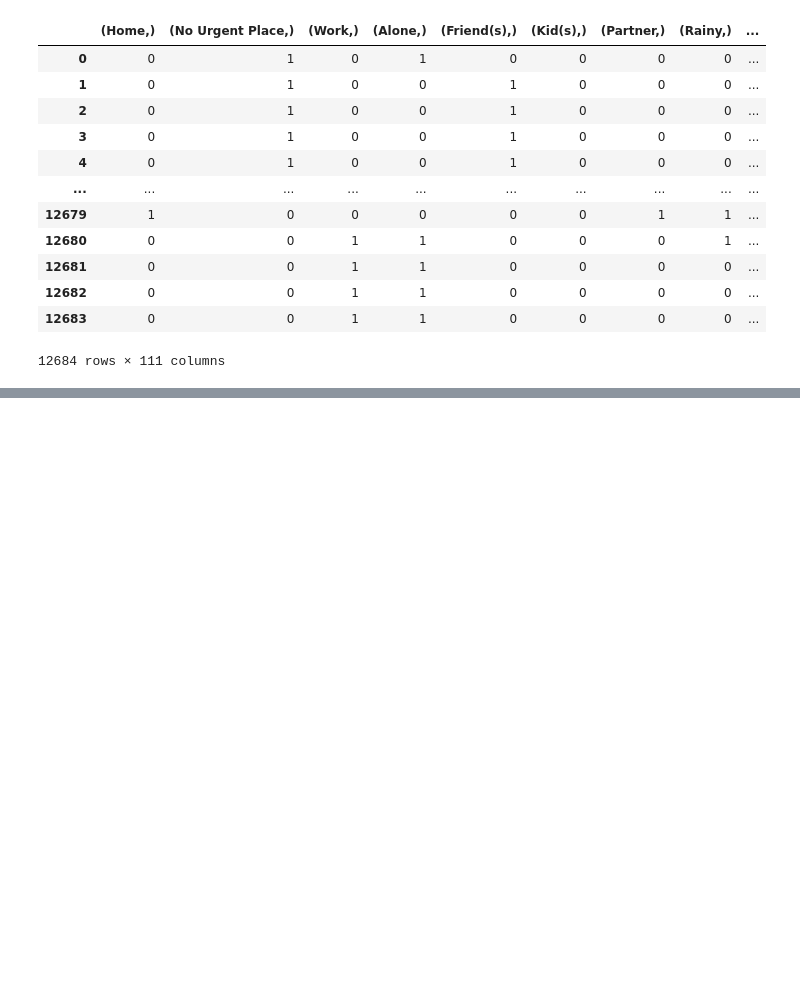
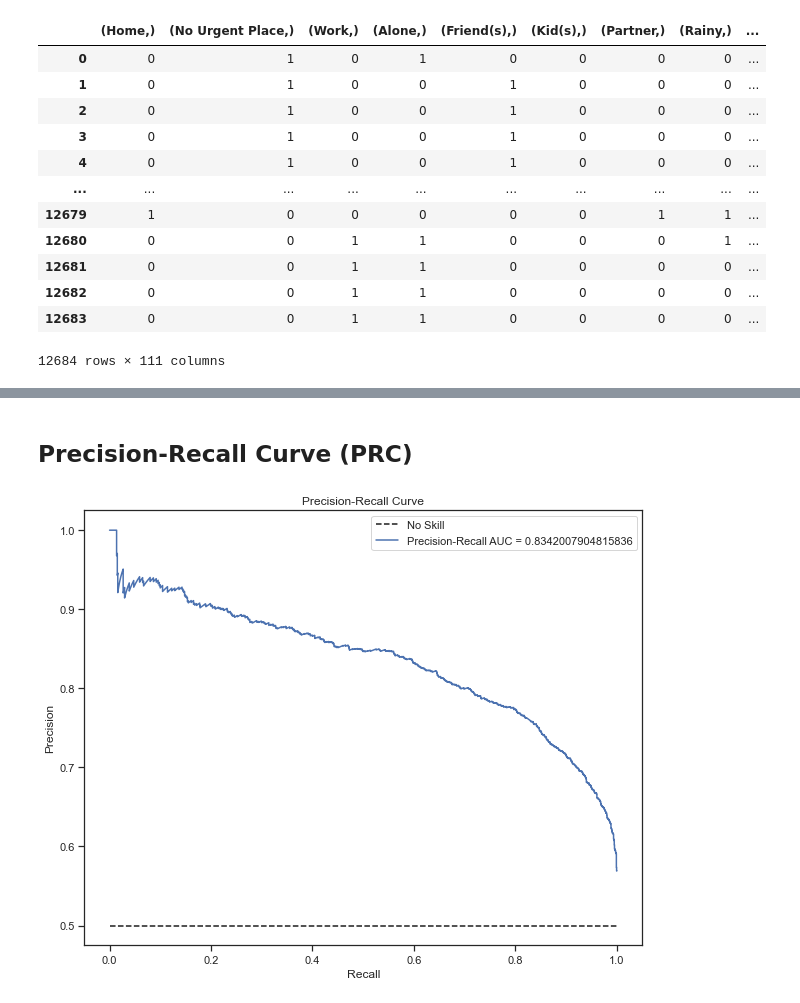
Before and after one commit to MaryamKarrabi-eng/DataMining, a Jupyter notebook: In-Vehicle Coupon Recommendation.ipynb, the cells around one changed output, grey strips where cells are left out. Cells and saved outputs as stored; diff of their text form; code cells hidden in the pictures; blank space fills up the shorter version.

```diff
--- a/In-Vehicle Coupon Recommendation.ipynb
+++ b/In-Vehicle Coupon Recommendation.ipynb
@@ -195,0 +383,16 @@ df_final
+# %% [markdown]
+## Precision-Recall Curve (PRC) ##
+# %%
+precision, recall, thresholds = precision_recall_curve(y_test, y_pred_proba)
+
+plt.figure(figsize = (10,8))
+plt.plot([0, 1], [0.5, 0.5],'k--', label = 'No Skill')
+prc_auc = auc(recall, precision)
+plt.plot(recall, precision, label = 'Precision-Recall AUC = '+str(prc_auc))
+plt.legend(loc=1)
+plt.xlabel('Recall')
+plt.ylabel('Precision')
+plt.title('Precision-Recall Curve')
+plt.show()
+# %% [output]
+[figure, added]
```
Also changed, not shown: parts of 22 cells of this notebook, 2 other files.
